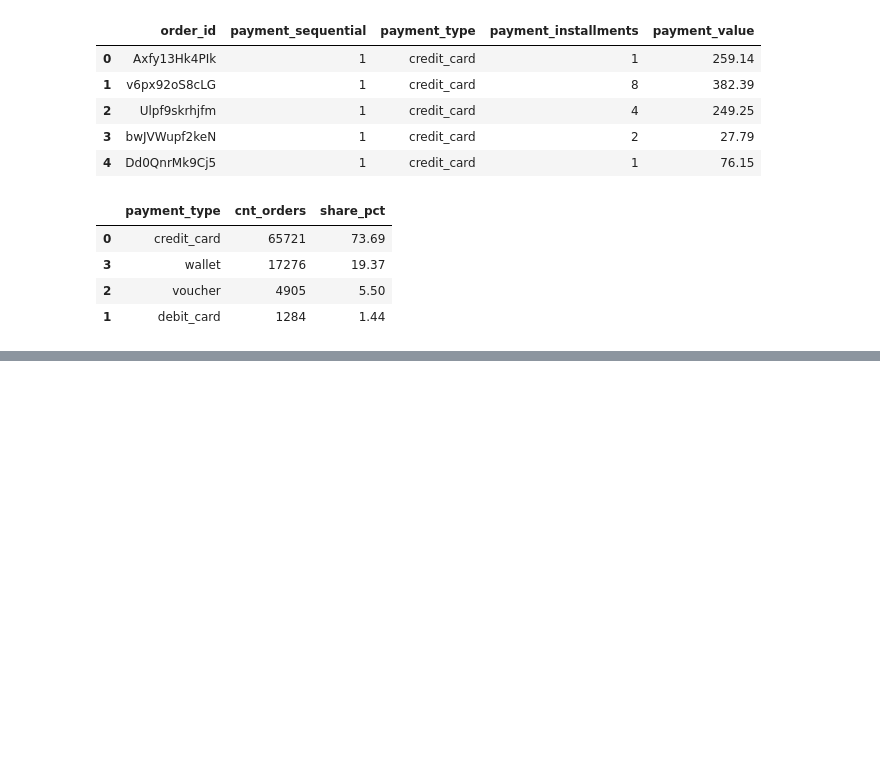
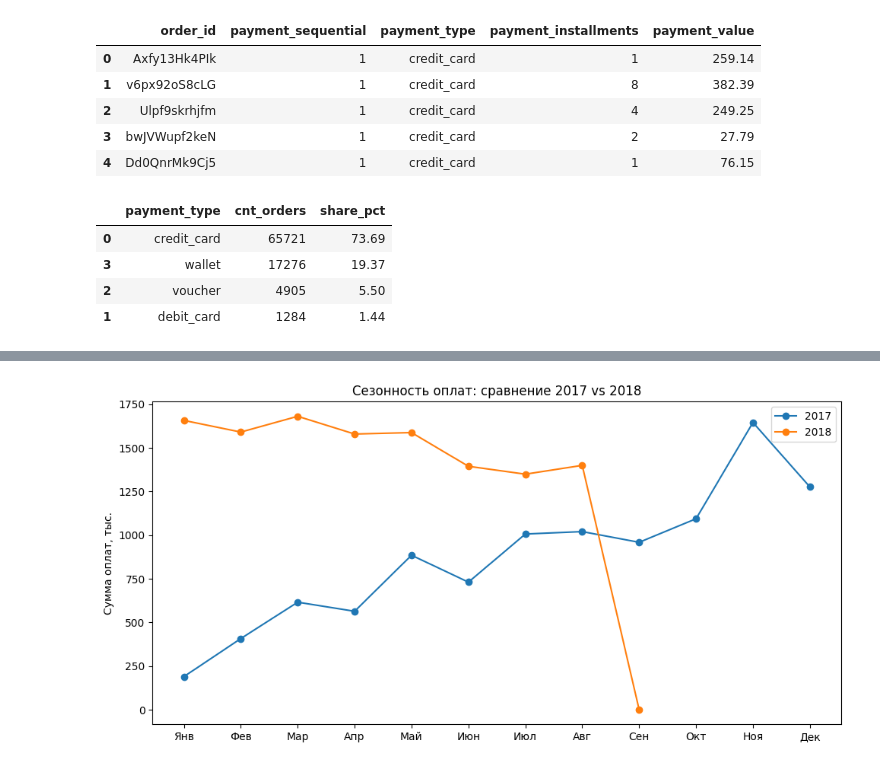
Before and after one commit to mkudim/Exploratory_data_analysis_EDA, a Jupyter notebook: Ecom_orders_supply/EDA/EDA_payments.ipynb, the cells around one changed output, grey strips where cells are left out. Cells and saved outputs as stored; diff of their text form; code cells hidden in the pictures; blank space fills up the shorter version.

```diff
--- a/Ecom_orders_supply/EDA/EDA_payments.ipynb
+++ b/Ecom_orders_supply/EDA/EDA_payments.ipynb
@@ -293,0 +370,3 @@ payment_types
+# %%
+df_p_mid = df_p_mid.drop(columns=['is_high_payment'])
+df_p_mid.head()
@@ -293,0 +566,29 @@ payment_types
+# %%
+df = monthly_payments.copy()
+df['order_month_dt'] = pd.to_datetime(df['order_month'])
+df['year'] = df['order_month_dt'].dt.year
+df['month'] = df['order_month_dt'].dt.month
+
+df = df[df['year'].isin([2017, 2018])]
+
+pivot = df.pivot(index='month', columns='year', values='total_payment_value')
+pivot = pivot.sort_index()
+
+plt.figure(figsize=(10, 5))
+
+plt.plot(pivot.index, pivot[2017] / 1000, marker='o', label='2017')
+plt.plot(pivot.index, pivot[2018] / 1000, marker='o', label='2018')
+
+plt.xticks(
+    ticks=range(1, 13),
+    labels=['Янв','Фев','Мар','Апр','Май','Июн',
+            'Июл','Авг','Сен','Окт','Ноя','Дек']
+)
+
+plt.ylabel('Сумма оплат, тыс.')
+plt.title('Сезонность оплат: сравнение 2017 vs 2018')
+plt.legend()
+plt.tight_layout()
+plt.show()
+# %% [output]
+[figure, added]
```
Also changed, not shown: parts of 28 cells of this notebook.
